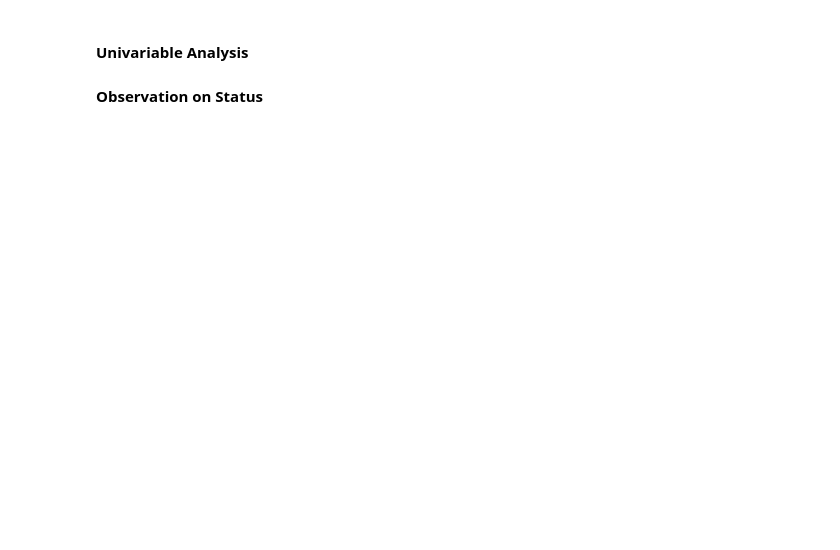
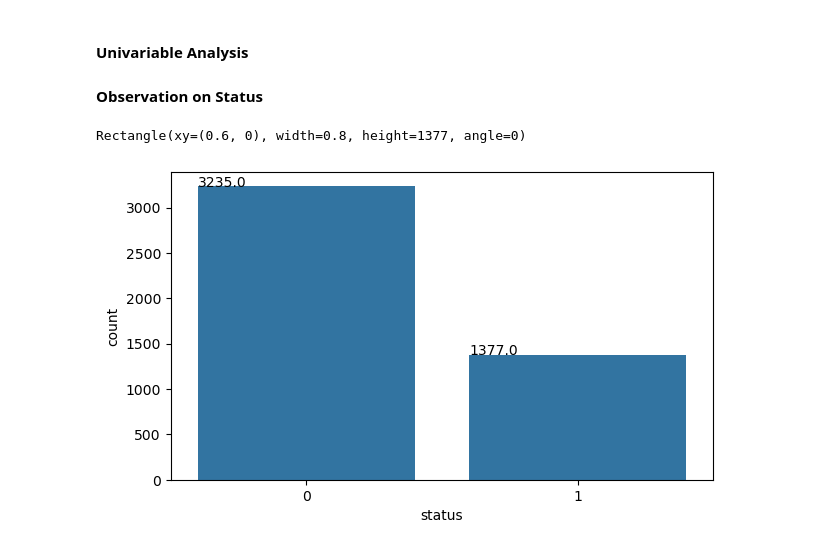
Before and after one commit to hounfodji/for_data_and_ai, a Jupyter notebook: potential_customers_prediction/main.ipynb, the cells around one changed output. Saved outputs shown, nothing was run; the diff lists cells and outputs as text; code cells hidden in the pictures; blank space fills up the shorter version.

```diff
--- a/potential_customers_prediction/main.ipynb
+++ b/potential_customers_prediction/main.ipynb
@@ -298,0 +308,14 @@ KeyError: "['ID'] not found in axis"
+# %%
+plt.figure(figsize=(7,4))
+
+plots = sns.countplot(x = 'status', data=df)
+
+# Annotating the exact count on the top of the bar for each category
+for p in plots.patches:
+    plots.annotate('{:.1f}'.format(p.get_height()), (p.get_x(), p.get_height()))
+
+print(p)
+plt.show()
+# %% [output]
+Rectangle(xy=(0.6, 0), width=0.8, height=1377, angle=0)
+[figure, added]
```
Also changed, not shown: parts of 7 cells of this notebook.
